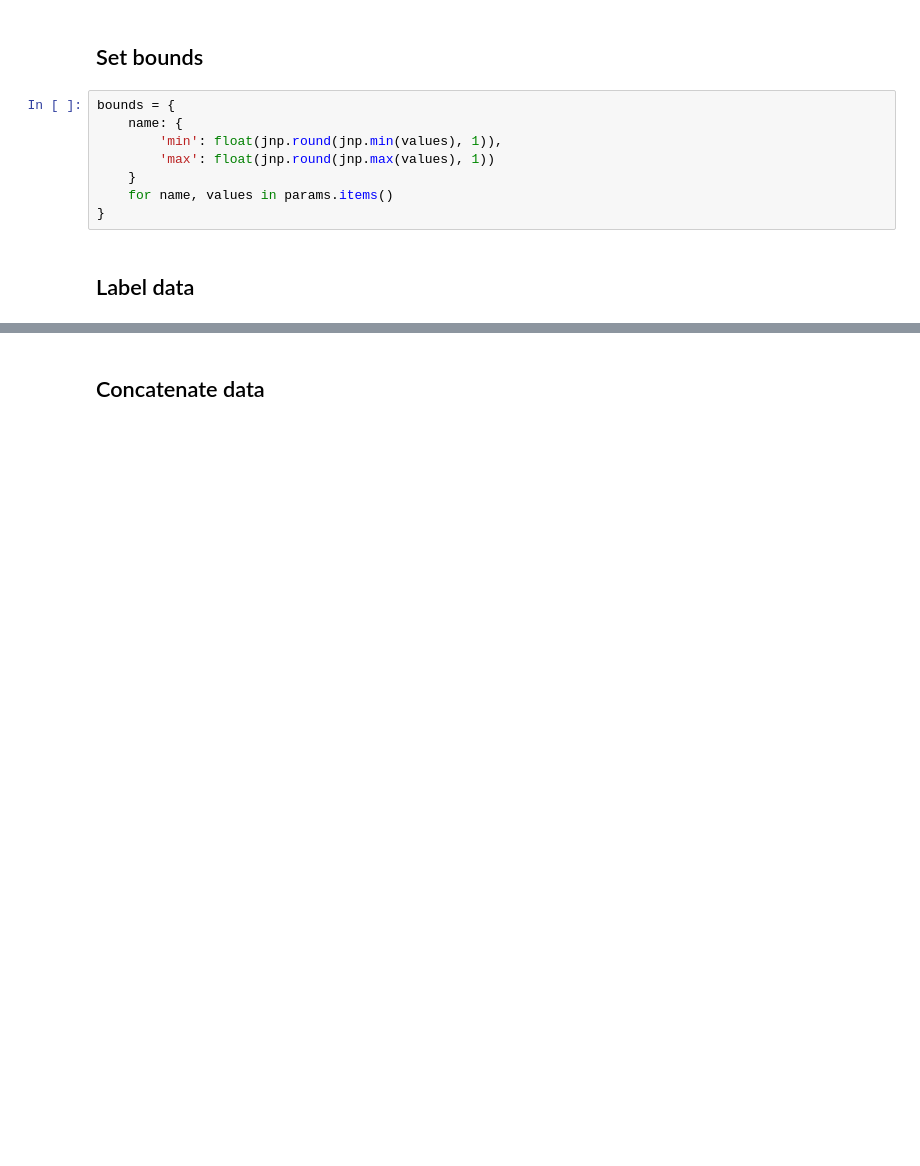
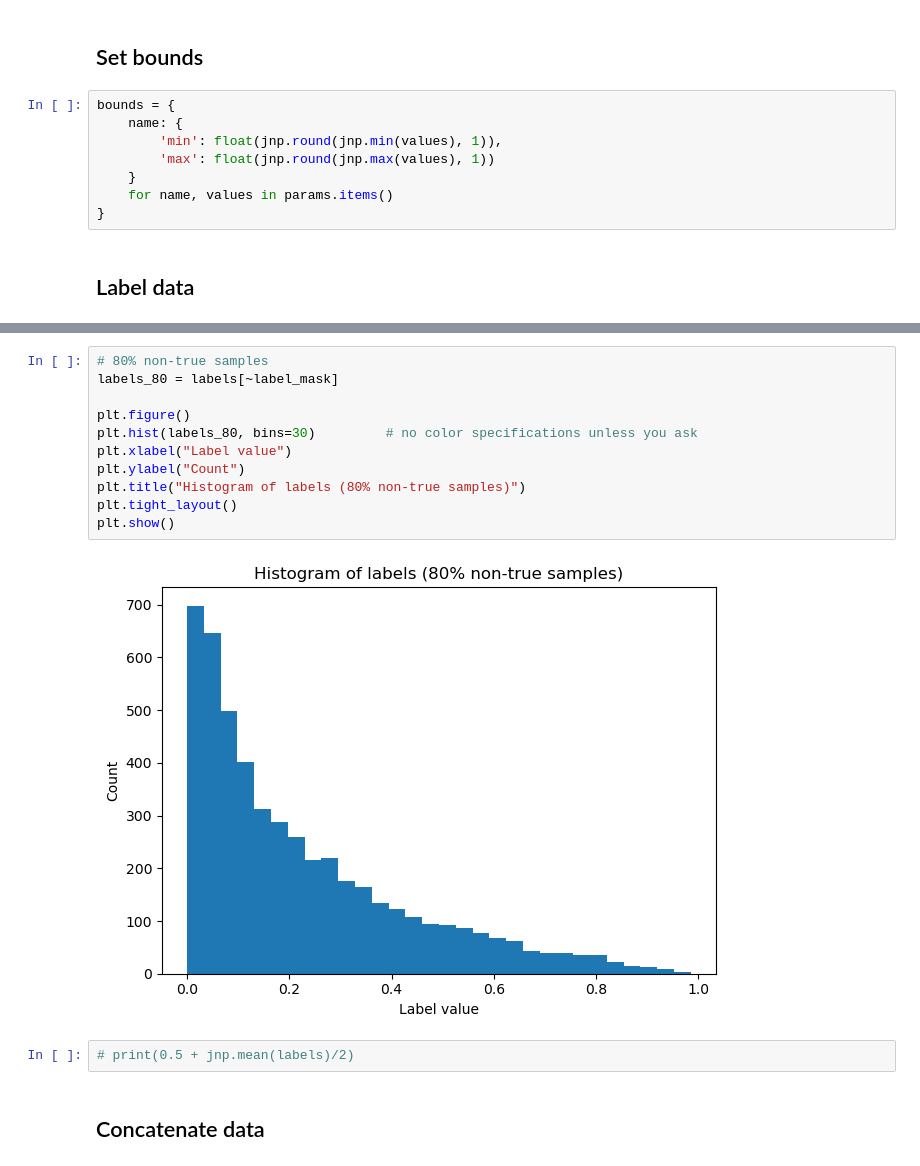
Before and after one commit to a-trigui/ximinf, a Jupyter notebook: notebooks/2_train_nn.ipynb, the cells around one changed output, grey strips where cells are left out. Saved outputs shown, nothing was run; the diff lists cells and outputs as text; blank space fills up the shorter version.

```diff
--- a/notebooks/2_train_nn.ipynb
+++ b/notebooks/2_train_nn.ipynb
@@ -166,3 +207,18 @@ param_masked = jnp.where(label_mask[:, None], param_true, false_params)  # (N,K)
+# %%
+# 80% non-true samples
+labels_80 = labels[~label_mask]
+
+plt.figure()
+plt.hist(labels_80, bins=30)         # no color specifications unless you ask
+plt.xlabel("Label value")
+plt.ylabel("Count")
+plt.title("Histogram of labels (80% non-true samples)")
+plt.tight_layout()
+plt.show()
+# %% [output]
+[figure, added]
+# %%
+# print(0.5 + jnp.mean(labels)/2)
 # %% [markdown]
 ## Concatenate data
 # %%
```
Also changed, not shown: parts of 19 cells of this notebook.
